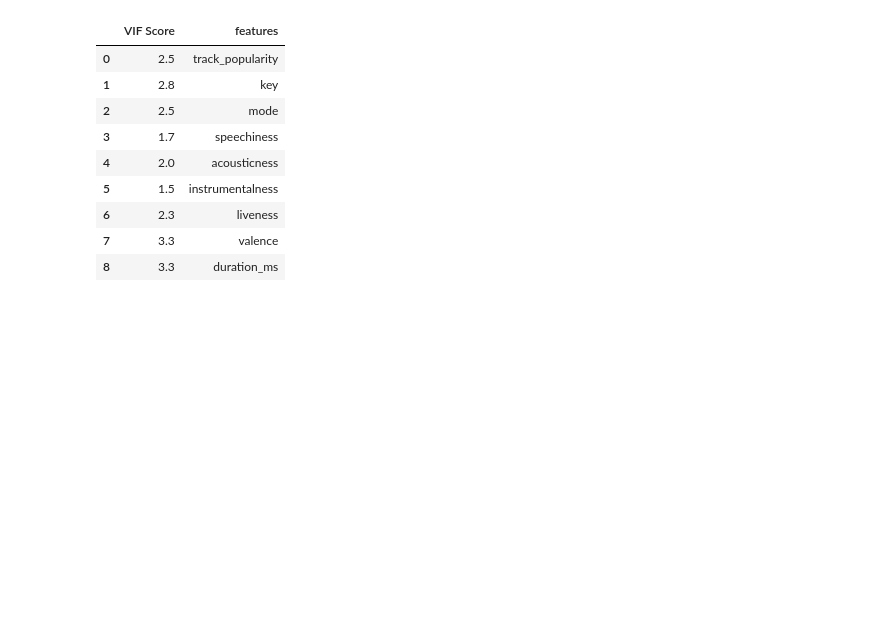
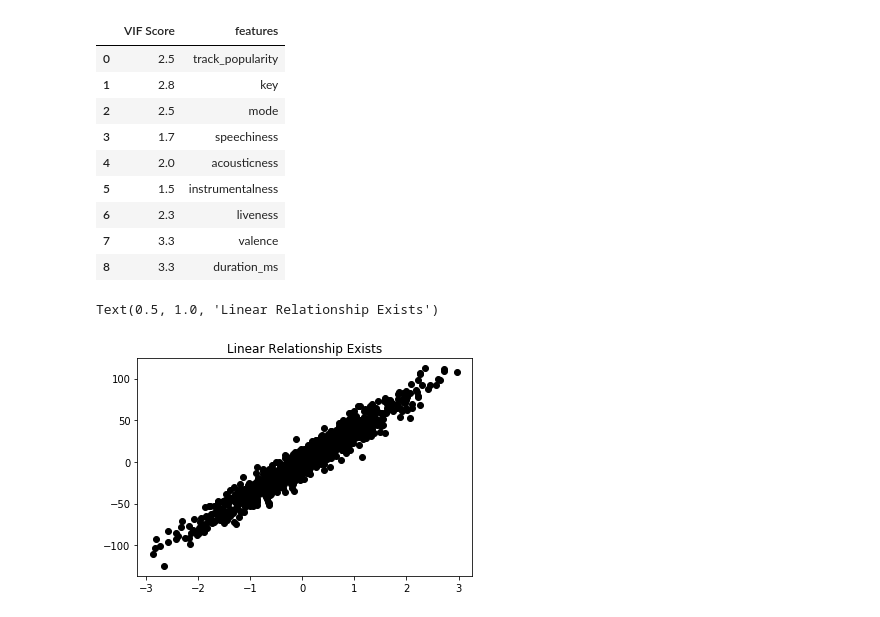
Before and after one commit to maxtingle11/Flatiron-Project-3-Spotify-Track-Popularity-Analysis-Using-Machine-Learning-and-Statistical-Modeling, a Jupyter notebook: linear_regression_max.ipynb, the cells around one changed output. Saved outputs shown, nothing was run; the diff lists cells and outputs as text; code cells hidden in the pictures; blank space fills up the shorter version.

```diff
--- a/linear_regression_max.ipynb
+++ b/linear_regression_max.ipynb
@@ -175,3 +175,12 @@ songs2 = pd.get_dummies(songs2, columns=['mode', 'key'], drop_first=True)
 #Define appropriate X and y
 X = songs2[songs2.columns[1:-1]]
 y = songs2.track_popularity
+# %%
+from sklearn.datasets.samples_generator import make_regression
+X, y = make_regression(n_samples=1000, n_features=1, noise=10)
+
+plt.plot(X, y, 'o', color='black');
+plt.title("Linear Relationship Exists")
+# %% [output]
+Text(0.5, 1.0, 'Linear Relationship Exists')
+[figure, added]
```
Also changed, not shown: parts of 5 cells of this notebook.
